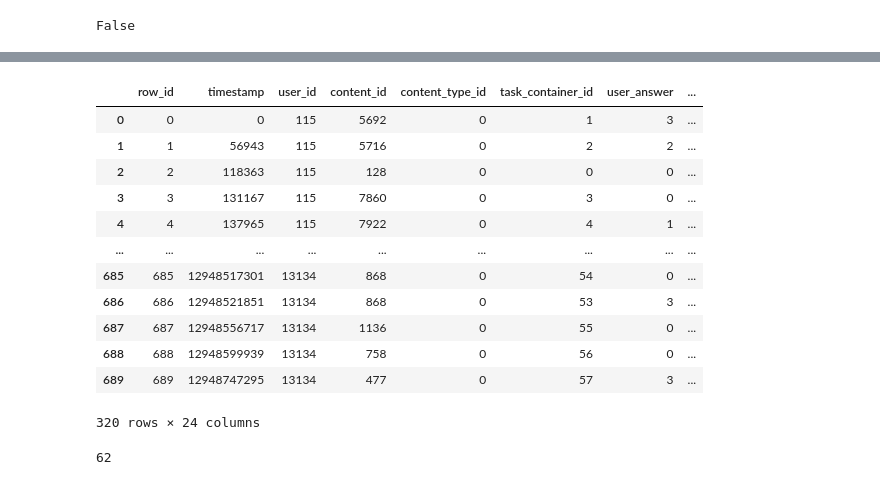
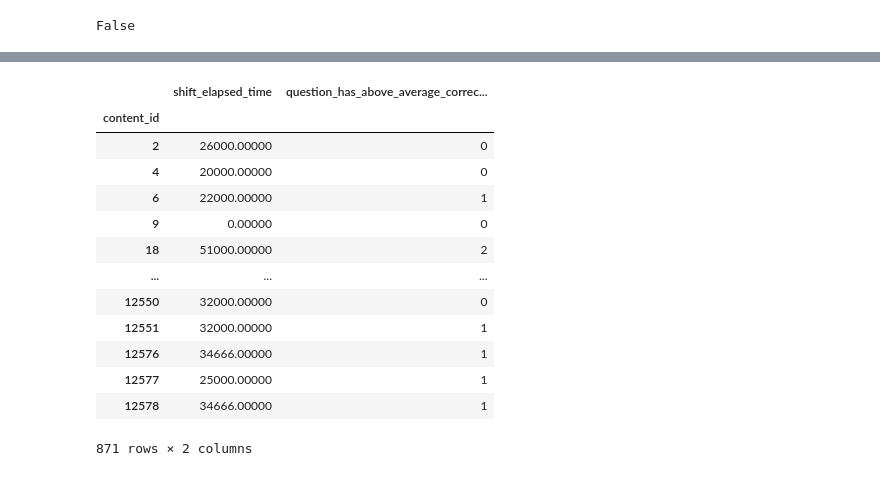
Before and after one commit to Joel-hanson/my-riiid-competition, a Jupyter notebook: main.ipynb, the cells around one changed output, grey strips where cells are left out. Drawn from its saved outputs; the diff is of its cells as text; code cells hidden in the pictures.

Commit message:
The notebook for submission has being created The notebook contains the training part with the lgb and some additional features were added also the score was near to .75

```diff
--- a/main.ipynb
+++ b/main.ipynb
@@ -4,6 +4,7 @@
 import pandas as pd
 import numpy as np
 pd.set_option('display.max_rows', 100)
+pd.set_option('display.float_format', lambda x: '%.5f' % x)
 
 KAGGLE = 0
 # %% [markdown]
@@ -473,0 +617,6 @@ train_df[770:800]
+# %%
+# Find the wrong and right question tags based on correctly answered
+tags_list = [value.split() for value in questions_df.tags.values]
+questions_df['tags_str'] = questions_df['tags']
+questions_df['tags'] = tags_list
+questions_df.head()
@@ -473,0 +630,16 @@ train_df[770:800]
+# %%
+tags_df = pd.DataFrame()
+for x in range(len(tags)):
+    df = questions_df[questions_df.tags.apply(lambda l: tags[x] in l)]
+    df1 = df.agg({'wrong': ['sum'], 'right': ['sum']})
+    df1['total_questions'] = df1.wrong + df1.right
+    df1['question_ids_with_tag'] = len(df)
+    df1['tag'] = tags[x]
+    df1 = df1.set_index('tag')
+    tags_df = tags_df.append(df1)
+
+tags_df[['wrong', 'right', 'total_questions']] = tags_df[['wrong', 'right', 'total_questions']].astype(int)
+tags_df['percent_correct'] = tags_df.right / tags_df.total_questions
+tags_df = tags_df.sort_values(by = "percent_correct")
+
+tags_df.head()
@@ -473,0 +654,20 @@ train_df[770:800]
+# %%
+def is_question_above_average_answering(row):
+    percentage_correct = questions_df[questions_df["question_id"] == row.content_id].percentage_correct.values
+    if percentage_correct:
+        return percentage_correct[0] > 0.5
+    return False
+
+def is_all_tags_above_average_answering(row):
+    tags_answer_percentages = []
+    tags = questions_df[questions_df["question_id"] == row.content_id].tags.values
+    if not tags:
+        return False
+    tags = tags[0]
+    for tag in tags:
+        tags_answer_percentages.append(tags_df.loc[tag].percent_correct)
+    overall_tag_percentage = sum(tags_answer_percentages) / len(tags)
+    return overall_tag_percentage > 0.5
+
+train_df['question_has_above_average_correctness'] = train_df.apply(lambda row: is_question_above_average_answering(row), axis=1)
+train_df['tag_has_above_average_correctness'] = train_df.apply(lambda row: is_all_tags_above_average_answering(row), axis=1)
@@ -474,16 +710,17 @@ train_df[770:800]
 # %%
-train_df[(train_df['has_type_of_common_with_part_dict']!=True) & (train_df['content_type_id']==0)]
+train_df[(train_df['content_type_id']==0)][['content_id', 'shift_elapsed_time', 'question_has_above_average_correctness']].groupby(['content_id']).sum()
 # %% [output]
-|  | row_id | timestamp | user_id | content_id | content_type_id | task_container_id | user_answer | ... |
-| 0 | 0 | 0 | 115 | 5692 | 0 | 1 | 3 | ... |
-| 1 | 1 | 56943 | 115 | 5716 | 0 | 2 | 2 | ... |
-| 2 | 2 | 118363 | 115 | 128 | 0 | 0 | 0 | ... |
-| 3 | 3 | 131167 | 115 | 7860 | 0 | 3 | 0 | ... |
-| 4 | 4 | 137965 | 115 | 7922 | 0 | 4 | 1 | ... |
-| ... | ... | ... | ... | ... | ... | ... | ... | ... |
-| 685 | 685 | 12948517301 | 13134 | 868 | 0 | 54 | 0 | ... |
-| 686 | 686 | 12948521851 | 13134 | 868 | 0 | 53 | 3 | ... |
-| 687 | 687 | 12948556717 | 13134 | 1136 | 0 | 55 | 0 | ... |
-| 688 | 688 | 12948599939 | 13134 | 758 | 0 | 56 | 0 | ... |
-| 689 | 689 | 12948747295 | 13134 | 477 | 0 | 57 | 3 | ... |
+|  | shift_elapsed_time | question_has_above_average_correc... |
+| content_id |  |  |
+| 2 | 26000.00000 | 0 |
+| 4 | 20000.00000 | 0 |
+| 6 | 22000.00000 | 1 |
+| 9 | 0.00000 | 0 |
+| 18 | 51000.00000 | 2 |
+| ... | ... | ... |
+| 12550 | 32000.00000 | 0 |
+| 12551 | 32000.00000 | 1 |
+| 12576 | 34666.00000 | 1 |
+| 12577 | 25000.00000 | 1 |
+| 12578 | 34666.00000 | 1 |
-320 rows × 24 columns
+871 rows × 2 columns
@@ -495,4 +726,0 @@ lecture_tags = lectures_df[lectures_df.lecture_id.isin(lectures_ids)].tag.unique
-# %%
-lecture_tags[0]
-# %% [output]
-62
```
Also changed, not shown: parts of 40 cells of this notebook, 1 other file.
